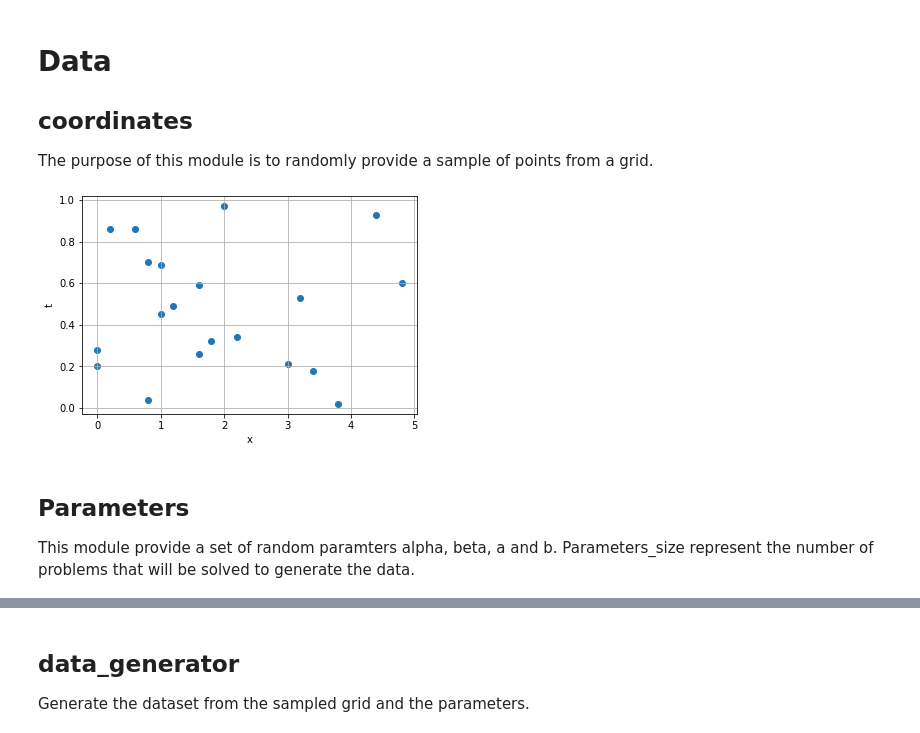
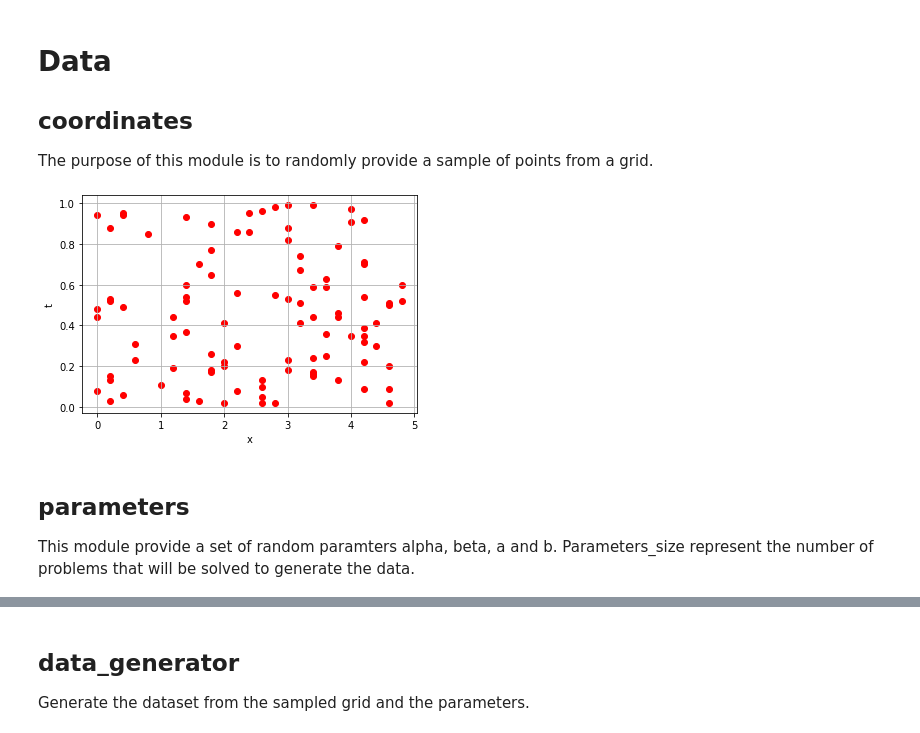
Before and after one commit to Serge-Andre-MASSON/ToyModel, a Jupyter notebook: data.ipynb, the cells around one changed output, grey strips where cells are left out. Saved outputs shown, nothing was run; the diff lists cells and outputs as text; code cells hidden in the pictures.

```diff
--- a/data.ipynb
+++ b/data.ipynb
@@ -6,33 +6,33 @@ The purpose of this module is to randomly provide a sample of points from a grid
 # %%
 from direct_problem import Grid
 from data import Coordinates
 
 import matplotlib.pyplot as plt
 
 grid = Grid(
     x_min=0,
     x_max=5,
     delta_x=0.2,
     t_max=1,
     delta_t=0.01
 )
 
 coordinates = Coordinates(grid)
-sample_size = 20
+sample_size = 100
 
 x, t = coordinates.get_random_coordinates(sample_size)
 
 def show(x, t):
-    plt.scatter(x, t)
+    plt.scatter(x, t, c='r')
     plt.grid()
     plt.xlabel("x")
     plt.ylabel("t")
 
 show(x, t)
 # %% [output]
-[figure, old version]
+[figure, new version]
 # %% [markdown]
-<h2>Parameters</h2>
+<h2>parameters</h2>
 This module provide a set of random paramters alpha, beta, a and b. Parameters_size represent the number of problems that will be solved to generate the data.
 # %%
 from data import RandomParameters
```
Also changed, not shown: parts of 2 cells of this notebook.
